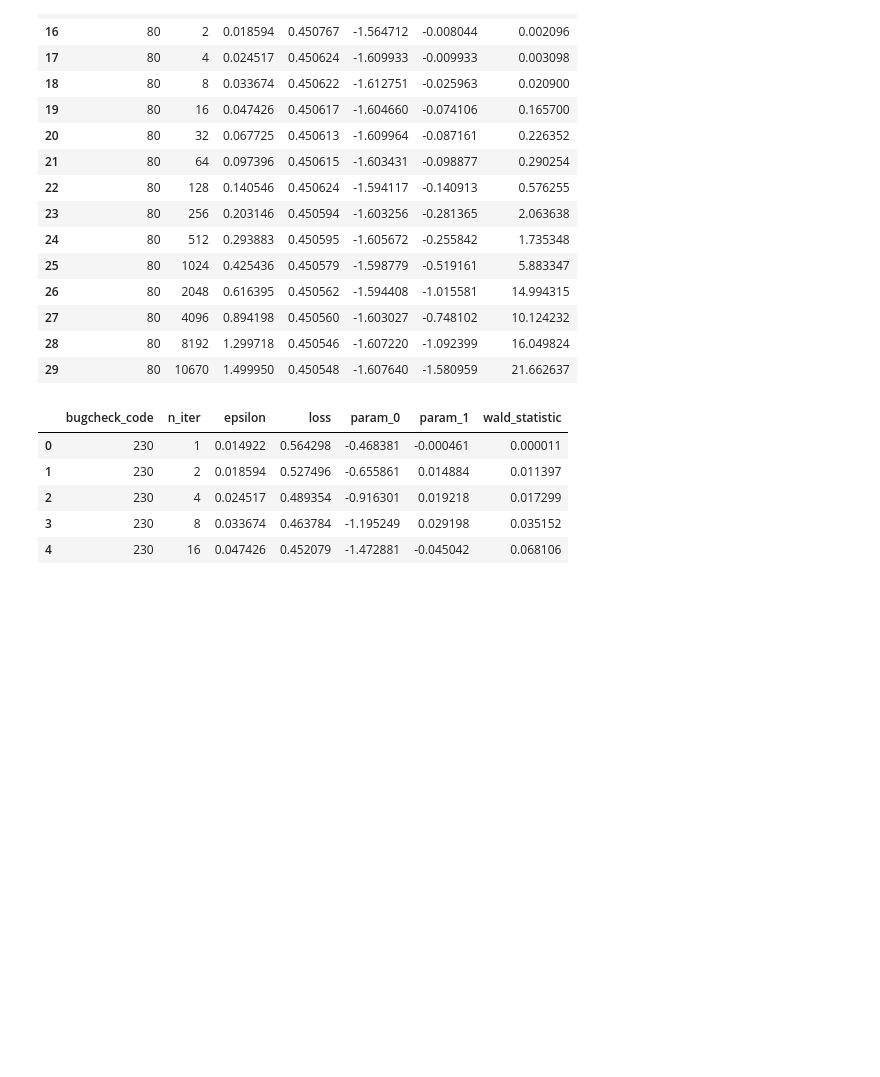
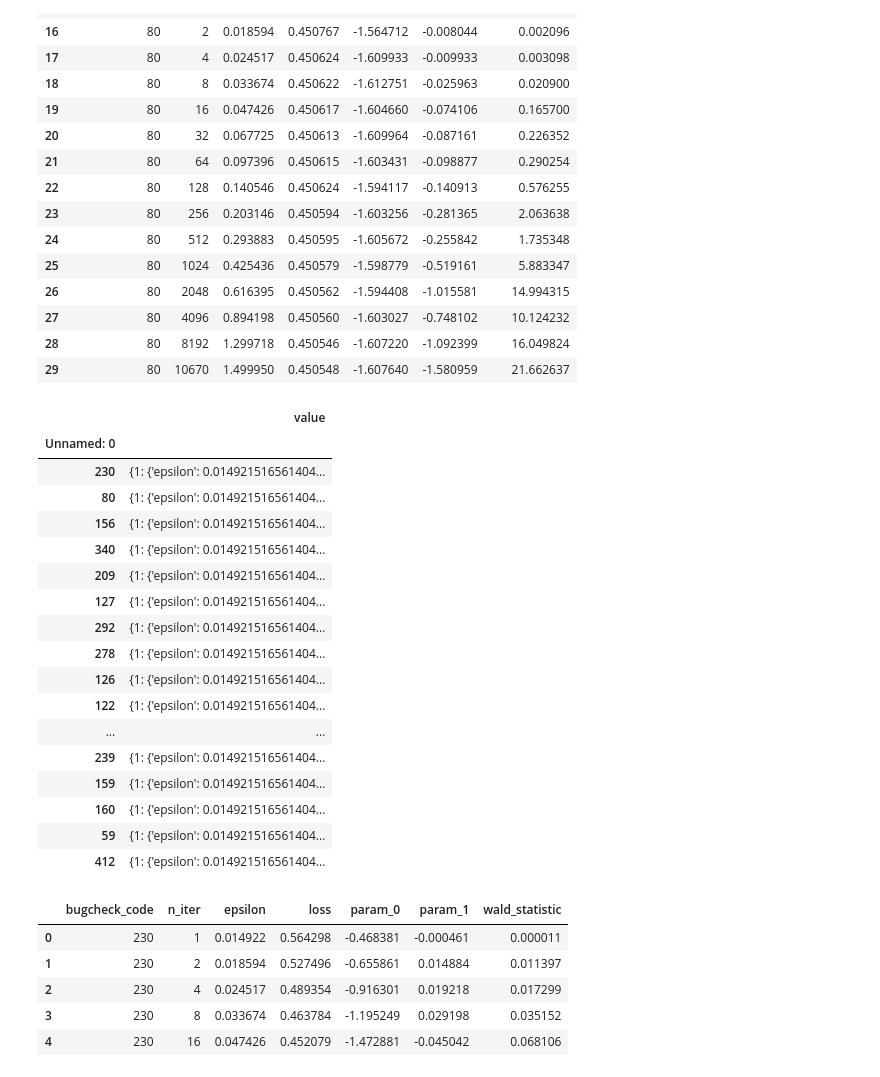
Before and after one commit to Trey-Scheid/privacy-in-practice, a Jupyter notebook: src/LR_PVAL/scratchpads/pval.ipynb, the cells around one changed output. Cells and saved outputs as stored; diff of their text form; code cells hidden in the pictures; blank space fills up the shorter version.

```diff
--- a/src/LR_PVAL/scratchpads/pval.ipynb
+++ b/src/LR_PVAL/scratchpads/pval.ipynb
@@ -212,6 +216,32 @@ result_80
 | 27 | 80 | 4096 | 0.894198 | 0.450560 | -1.603027 | -0.748102 | 10.124232 |
 | 28 | 80 | 8192 | 1.299718 | 0.450546 | -1.607220 | -1.092399 | 16.049824 |
 | 29 | 80 | 10670 | 1.499950 | 0.450548 | -1.607640 | -1.580959 | 21.662637 |
+# %%
+results = pd.read_csv("../private_data/private_analysis.csv")
+results = results.set_index('Unnamed: 0')
+results = results[['2']]
+results.columns = ['value']
+
+results
+# %% [output]
+|  | value |
+| Unnamed: 0 |  |
+| 230 | {1: {'epsilon': 0.014921516561404... |
+| 80 | {1: {'epsilon': 0.014921516561404... |
+| 156 | {1: {'epsilon': 0.014921516561404... |
+| 340 | {1: {'epsilon': 0.014921516561404... |
+| 209 | {1: {'epsilon': 0.014921516561404... |
+| 127 | {1: {'epsilon': 0.014921516561404... |
+| 292 | {1: {'epsilon': 0.014921516561404... |
+| 278 | {1: {'epsilon': 0.014921516561404... |
+| 126 | {1: {'epsilon': 0.014921516561404... |
+| 122 | {1: {'epsilon': 0.014921516561404... |
+| ... | ... |
+| 239 | {1: {'epsilon': 0.014921516561404... |
+| 159 | {1: {'epsilon': 0.014921516561404... |
+| 160 | {1: {'epsilon': 0.014921516561404... |
+| 59 | {1: {'epsilon': 0.014921516561404... |
+| 412 | {1: {'epsilon': 0.014921516561404... |
 # %%
 results = pd.read_csv("../private_data/private_analysis.csv")
 results = results.set_index('Unnamed: 0')
```
Also changed, not shown: parts of 3 cells of this notebook, 3 other files.
